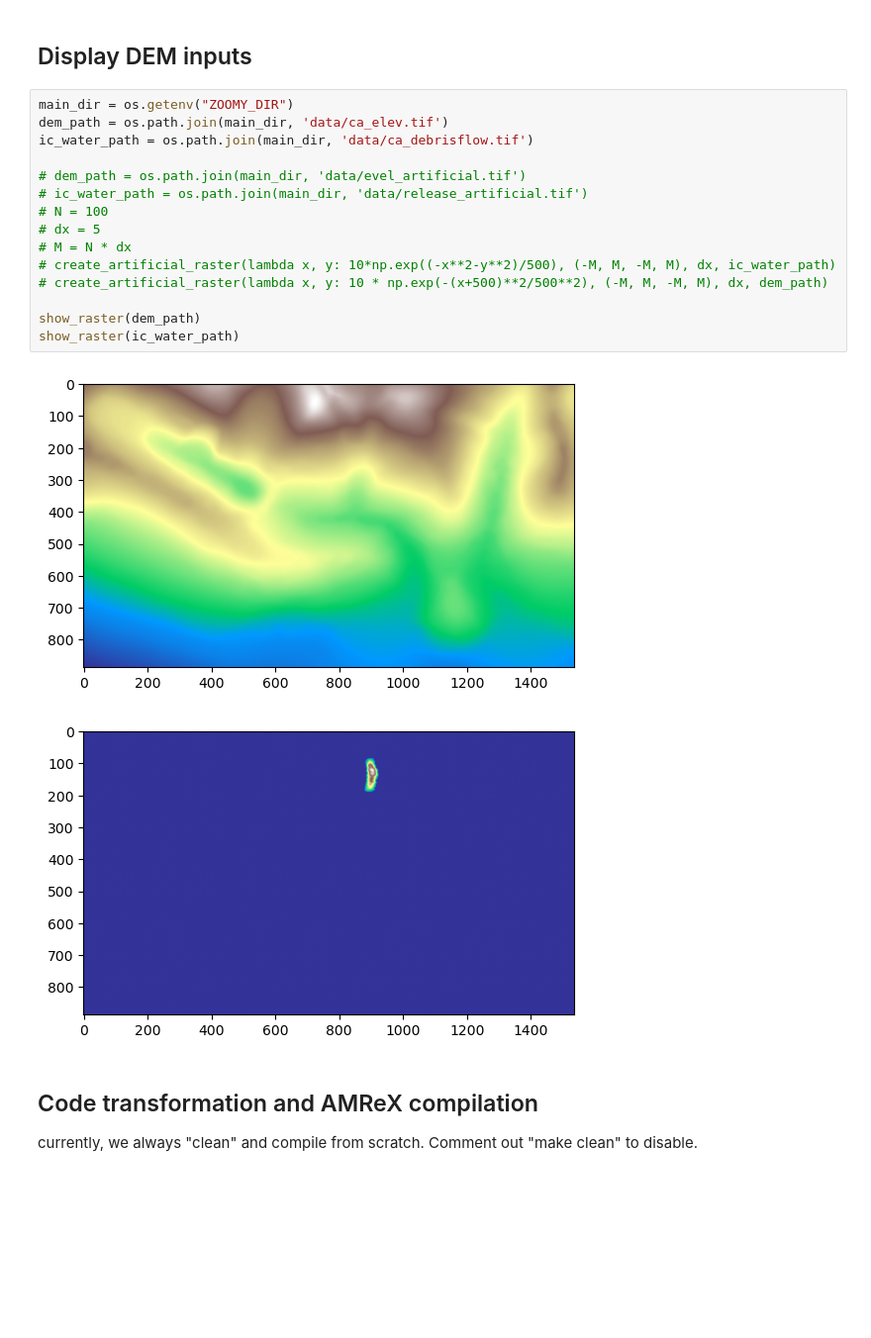
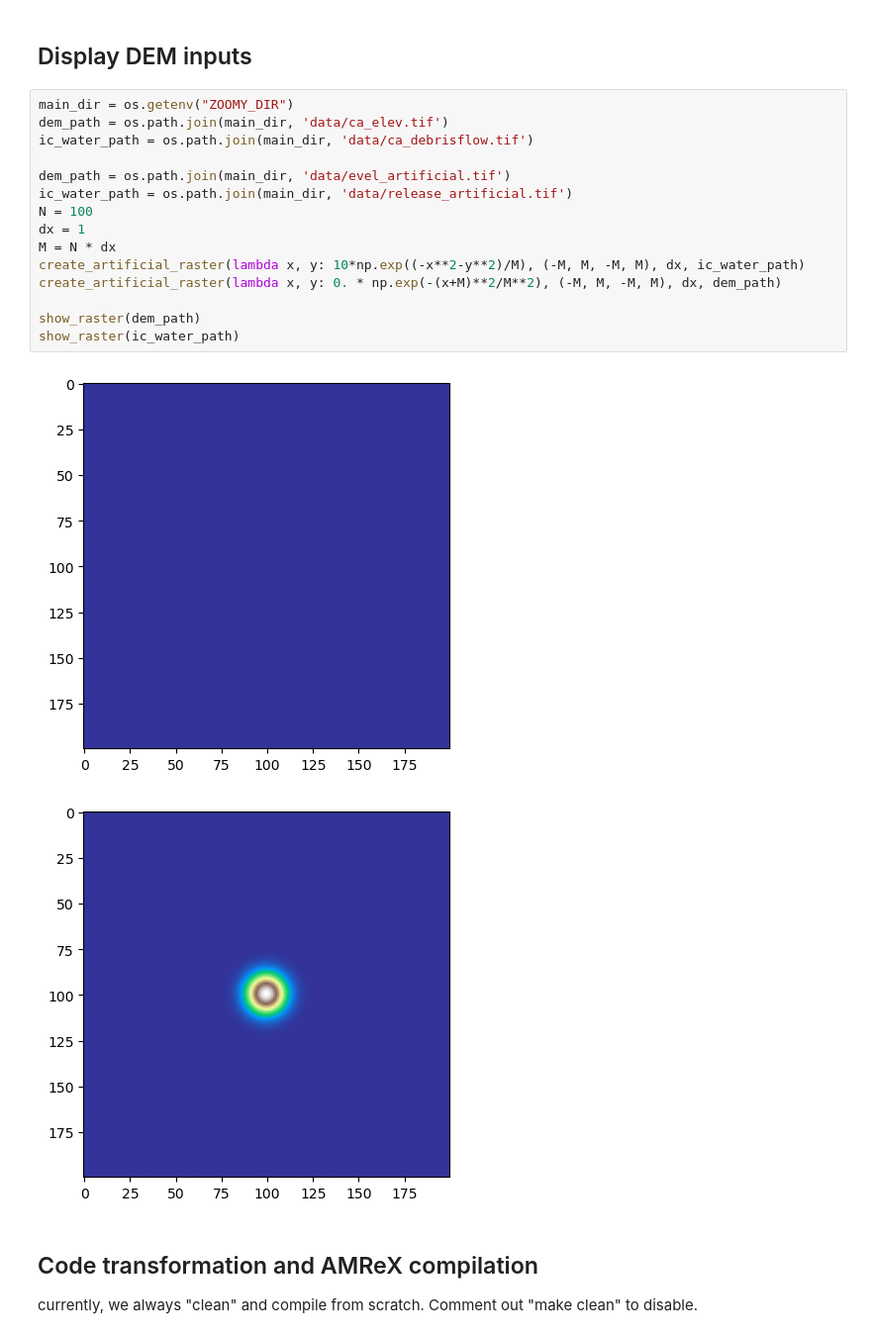
Before and after one commit to mbd-rwth/Zoomy, a Jupyter notebook: web/tutorials/amrex/from_DEM.ipynb, the cells around one changed output. Shown at 99% size. Drawn from its saved outputs; the diff is of its cells as text; blank space fills up the shorter version.

```diff
--- a/web/tutorials/amrex/from_DEM.ipynb
+++ b/web/tutorials/amrex/from_DEM.ipynb
@@ -108,21 +112,21 @@ $\displaystyle \left[ \left[\begin{matrix}0 & 0 & 0 & 0\\0 & 0 & 1 & 0\\ez g q_{
 # %%
 main_dir = os.getenv("ZOOMY_DIR")
 dem_path = os.path.join(main_dir, 'data/ca_elev.tif')
 ic_water_path = os.path.join(main_dir, 'data/ca_debrisflow.tif')
 
-# dem_path = os.path.join(main_dir, 'data/evel_artificial.tif')
-# ic_water_path = os.path.join(main_dir, 'data/release_artificial.tif')
-# N = 100
-# dx = 5
-# M = N * dx
-# create_artificial_raster(lambda x, y: 10*np.exp((-x**2-y**2)/500), (-M, M, -M, M), dx, ic_water_path)
-# create_artificial_raster(lambda x, y: 10 * np.exp(-(x+500)**2/500**2), (-M, M, -M, M), dx, dem_path)
+dem_path = os.path.join(main_dir, 'data/evel_artificial.tif')
+ic_water_path = os.path.join(main_dir, 'data/release_artificial.tif')
+N = 100
+dx = 1
+M = N * dx
+create_artificial_raster(lambda x, y: 10*np.exp((-x**2-y**2)/M), (-M, M, -M, M), dx, ic_water_path)
+create_artificial_raster(lambda x, y: 0. * np.exp(-(x+M)**2/M**2), (-M, M, -M, M), dx, dem_path)
 
 show_raster(dem_path)
 show_raster(ic_water_path)
 # %% [output]
-[figure, old version]
+[figure, new version]
-[figure, old version]
+[figure, new version]
 # %% [markdown]
 ## Code transformation and AMReX compilation
 
```
Also changed, not shown: parts of 7 cells of this notebook, 5 other files.
